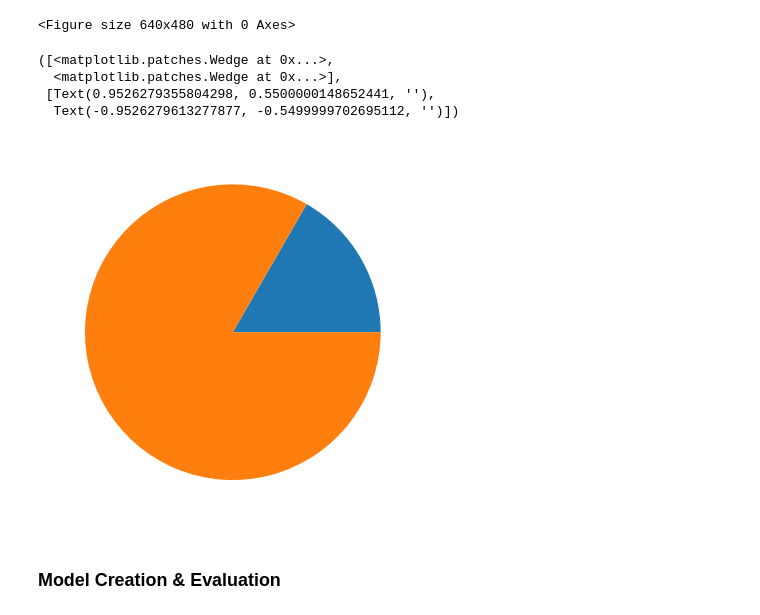
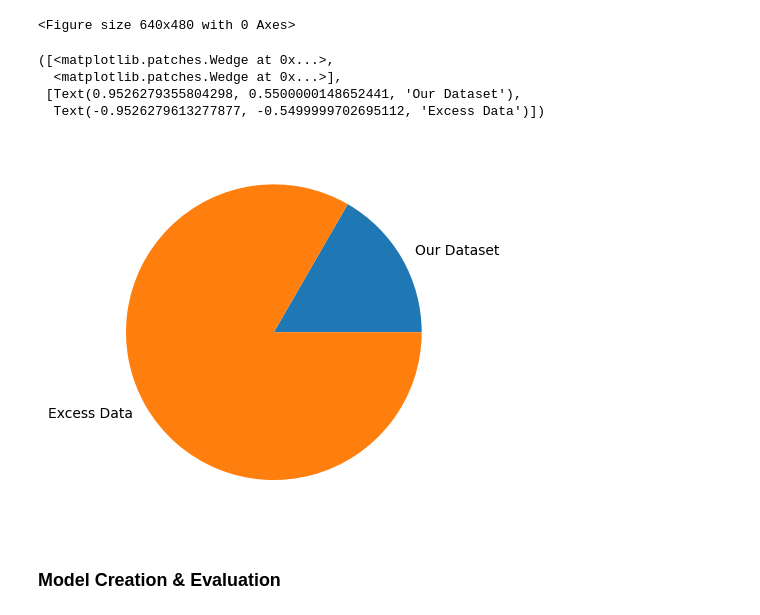
Before and after one commit to Clever-Lazinezz/NoteBook, a Jupyter notebook: Class_Project.ipynb, the cells around one changed output. Saved outputs shown, nothing was run; the diff lists cells and outputs as text; code cells hidden in the pictures.

```diff
--- a/Class_Project.ipynb
+++ b/Class_Project.ipynb
@@ -396,13 +398,13 @@ plt.savefig('count plot')
 <Figure size 640x480 with 0 Axes>
 # %%
 # Showing the percentage of data we are using
-plt.pie([320000, 1600000], labels=None, colors=None, radius=1, frame=False, data=None)
+plt.pie([320000, 1600000], labels=['Our Dataset', 'Excess Data'], colors=None, radius=1, frame=False, data=None)
 # %% [output]
 ([<matplotlib.patches.Wedge at 0x...>,
   <matplotlib.patches.Wedge at 0x...>],
- [Text(0.9526279355804298, 0.5500000148652441, ''),
-  Text(-0.9526279613277877, -0.5499999702695112, '')])
+ [Text(0.9526279355804298, 0.5500000148652441, 'Our Dataset'),
+  Text(-0.9526279613277877, -0.5499999702695112, 'Excess Data')])
-[figure, old version]
+[figure, new version]
 # %%
 # Plotting the percentage of total words used after stemming
 plt.pie([100293, 668622], labels=None, colors=None, radius=1, frame=False, data=None)
```
Also changed, not shown: parts of 17 cells of this notebook.
